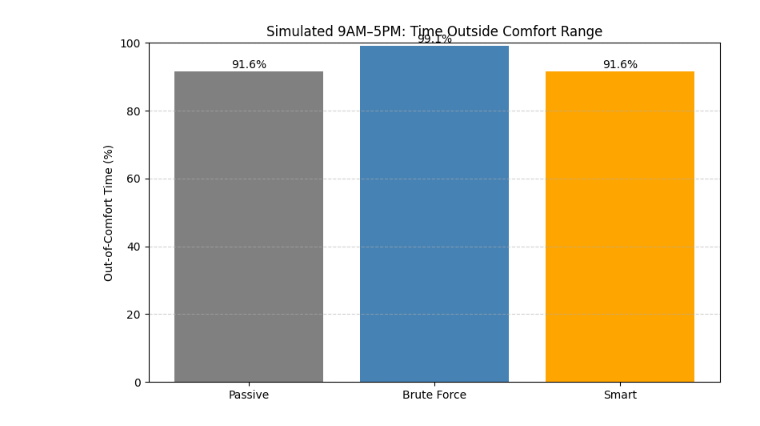
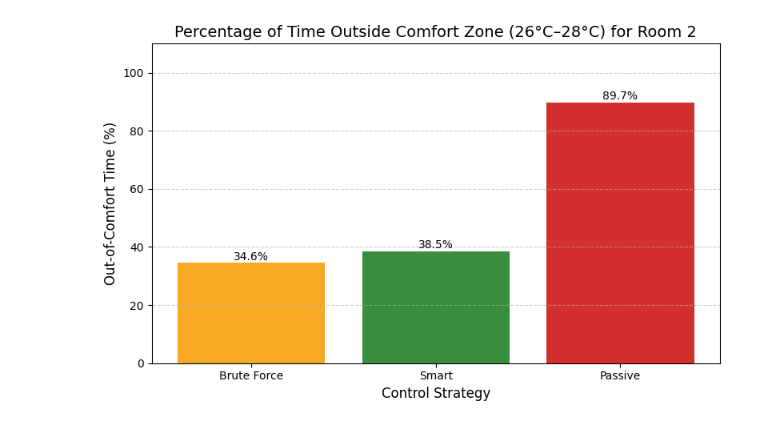
Before and after one commit to DiyadotSaha/SmartRoom, a Jupyter notebook: data_viz.ipynb, the cells around one changed output. Cells and saved outputs as stored; diff of their text form; code cells hidden in the pictures.

Commit message:
edited room energy

```diff
--- a/data_viz.ipynb
+++ b/data_viz.ipynb
@@ -622,58 +337,44 @@ Total energy plot saved to: /Users/diya/SmartRoom/room1_output/total_energy_comp
 import pandas as pd
 import matplotlib.pyplot as plt
 
-# File paths
-brute_csv = "/Users/diya/SmartRoom/room1_output/output_csv_brute.csv"
-smart_csv = "/Users/diya/SmartRoom/room1_output/output_csv_smart.csv"
-passive_csv = "/Users/diya/SmartRoom/room1_output/output_csv_passive.csv"
+comfort_range=[26,28]
+smart_df = pd.read_csv("/Users/diya/SmartRoom/room2_output/output_csv_smart.csv")
+brute_df = pd.read_csv("/Users/diya/SmartRoom/room2_output/output_csv_brute.csv")
+passive_df = pd.read_csv("/Users/diya/SmartRoom/room2_output/output_csv_passive.csv")
 
-# Load CSVs
-brute_df = pd.read_csv(brute_csv)
-smart_df = pd.read_csv(smart_csv)
-passive_df = pd.read_csv(passive_csv)
-
-# Convert to datetime and numeric
 for df in [brute_df, smart_df, passive_df]:
     df["time"] = pd.to_datetime(df["time"])
     df["room_temp"] = pd.to_numeric(df["room_temp"], errors="coerce")
 
-# Define comfort range
-low, high = 25.0, 27.0
 
-# Simulated 9AM–5PM = minute 0 to 8
-def filter_simulated_9_to_5(df):
-    return df[df["time"].dt.minute.between(0, 8)]
-
-# Count out-of-range %
 def count_out_of_range(df):
-    df = filter_simulated_9_to_5(df)
     total = df["room_temp"].notna().sum()
     if total == 0:
         return 0
-    violations = ((df["room_temp"] < low) | (df["room_temp"] > high)).sum()
+    violations = ((df["room_temp"] < comfort_range[0]) | (df["room_temp"] > comfort_range[1])).sum()
     return 100 * violations / total
 
-# Compute percentages
 passive_percent = count_out_of_range(passive_df)
 brute_percent = count_out_of_range(brute_df)
 smart_percent = count_out_of_range(smart_df)
 
-# Plot
-methods = ["Passive", "Brute Force", "Smart"]
-values = [passive_percent, brute_percent, smart_percent]
+
+methods = ['Brute Force', 'Smart', 'Passive']
+values = [brute_percent, smart_percent, passive_percent]
 
 plt.figure(figsize=(8, 5))
-bars = plt.bar(methods, values, color=["gray", "steelblue", "orange"])
-plt.ylabel("Out-of-Comfort Time (%)")
-plt.title("Simulated 9AM–5PM: Time Outside Comfort Range")
-plt.ylim(0, 100)
+bars = plt.bar(methods, values, color=['#F9A825', '#388E3C', '#D32F2F'])
+plt.xlabel("Control Strategy", fontsize=12)
+plt.ylabel("Out-of-Comfort Time (%)", fontsize=12)
+plt.title(f"Percentage of Time Outside Comfort Zone ({comfort_range[0]}°C–{comfort_range[1]}°C) for Room 2", fontsize=14)
+plt.ylim(0, 110)
 
 # Annotate bars
 for bar, val in zip(bars, values):
     plt.text(bar.get_x() + bar.get_width()/2, val + 1, f"{val:.1f}%", ha="center")
 
 plt.grid(axis='y', linestyle='--', alpha=0.6)
 plt.tight_layout()
 plt.show()
 # %% [output]
-[figure, old version]
+[figure, new version]
```
Also changed, not shown: parts of 22 cells of this notebook, 1 other file.
